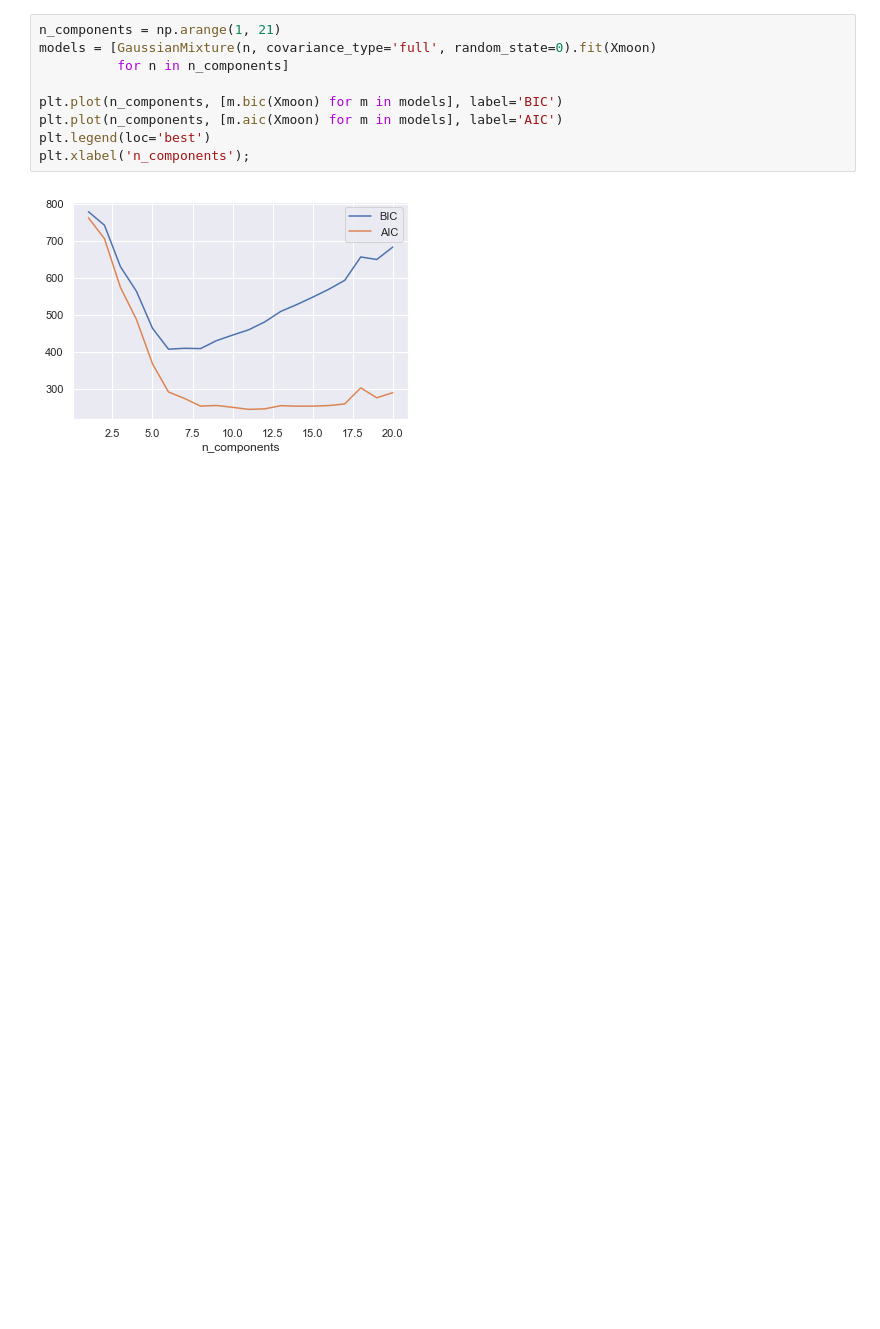
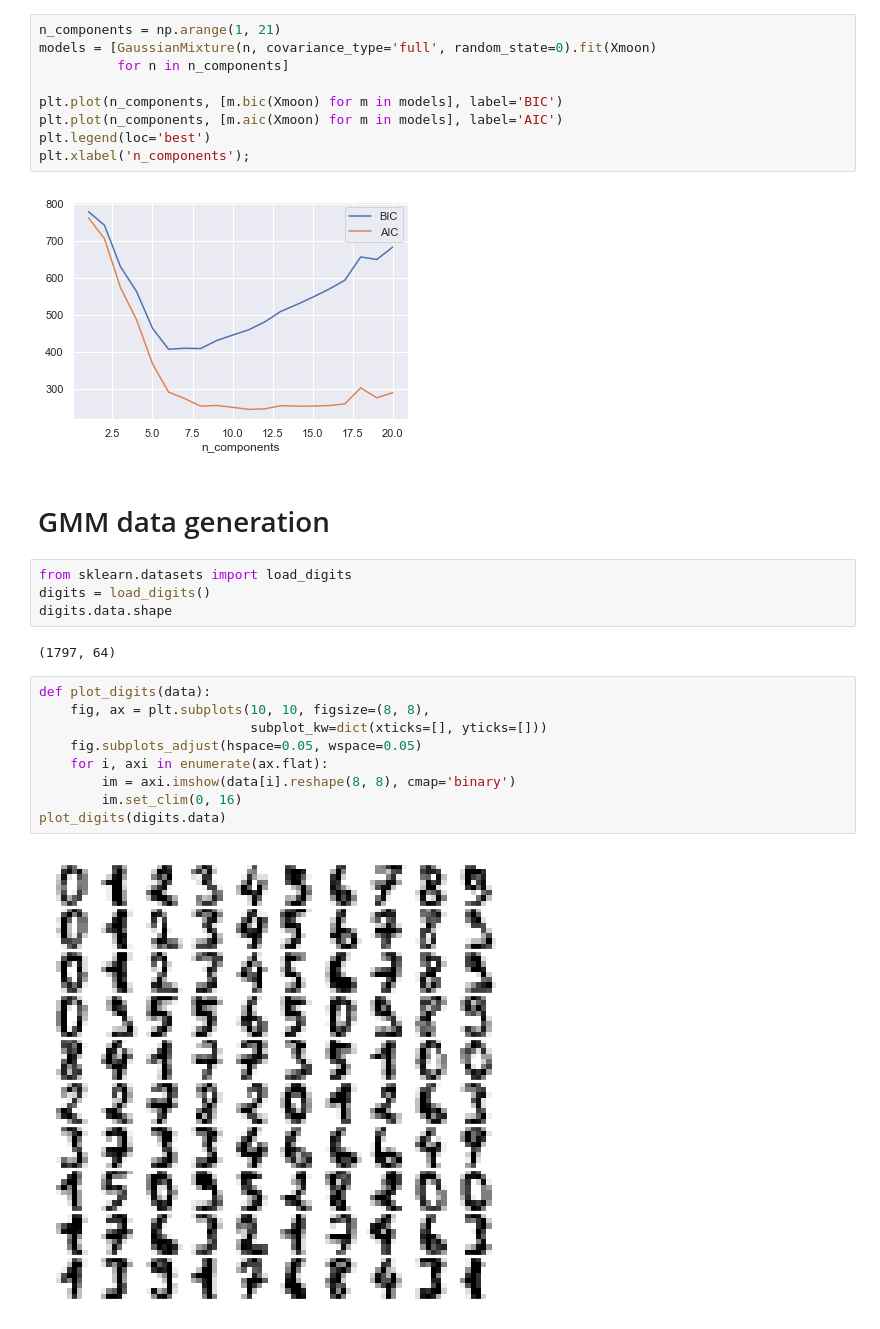
Before and after one commit to Data-drone/coding_practice, a Jupyter notebook: data_science/Gaussian Mixture Models.ipynb, the cells around one changed output. Cells and saved outputs as stored; diff of their text form; blank space fills up the shorter version.

Commit message:
Update data_science/Gaussian Mixture Models.ipynb
data generation with Gaussian Mixture Models

```diff
--- a/data_science/Gaussian Mixture Models.ipynb
+++ b/data_science/Gaussian Mixture Models.ipynb
@@ -149,3 +149,22 @@ plt.legend(loc='best')
 plt.xlabel('n_components');
 # %% [output]
 [figure]
+# %% [markdown]
+# GMM data generation
+# %%
+from sklearn.datasets import load_digits
+digits = load_digits()
+digits.data.shape
+# %% [output]
+(1797, 64)
+# %%
+def plot_digits(data):
+    fig, ax = plt.subplots(10, 10, figsize=(8, 8),
+                           subplot_kw=dict(xticks=[], yticks=[]))
+    fig.subplots_adjust(hspace=0.05, wspace=0.05)
+    for i, axi in enumerate(ax.flat):
+        im = axi.imshow(data[i].reshape(8, 8), cmap='binary')
+        im.set_clim(0, 16)
+plot_digits(digits.data)
+# %% [output]
+[figure, added]
```
Also changed, not shown: parts of 5 cells of this notebook.
